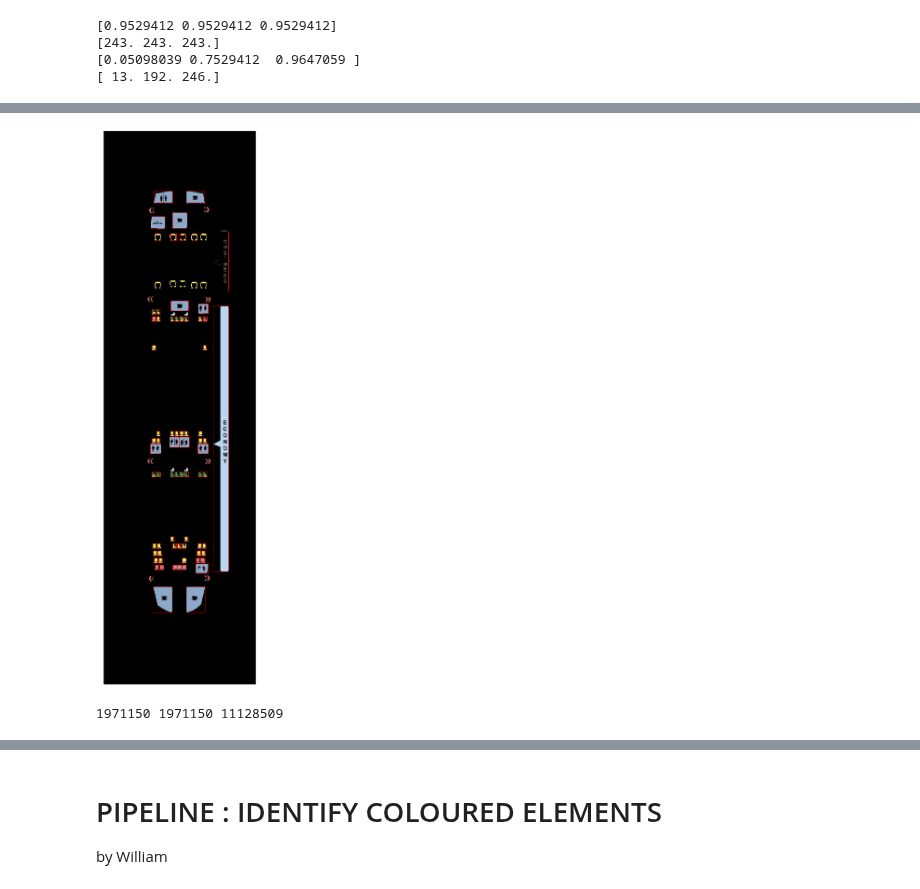
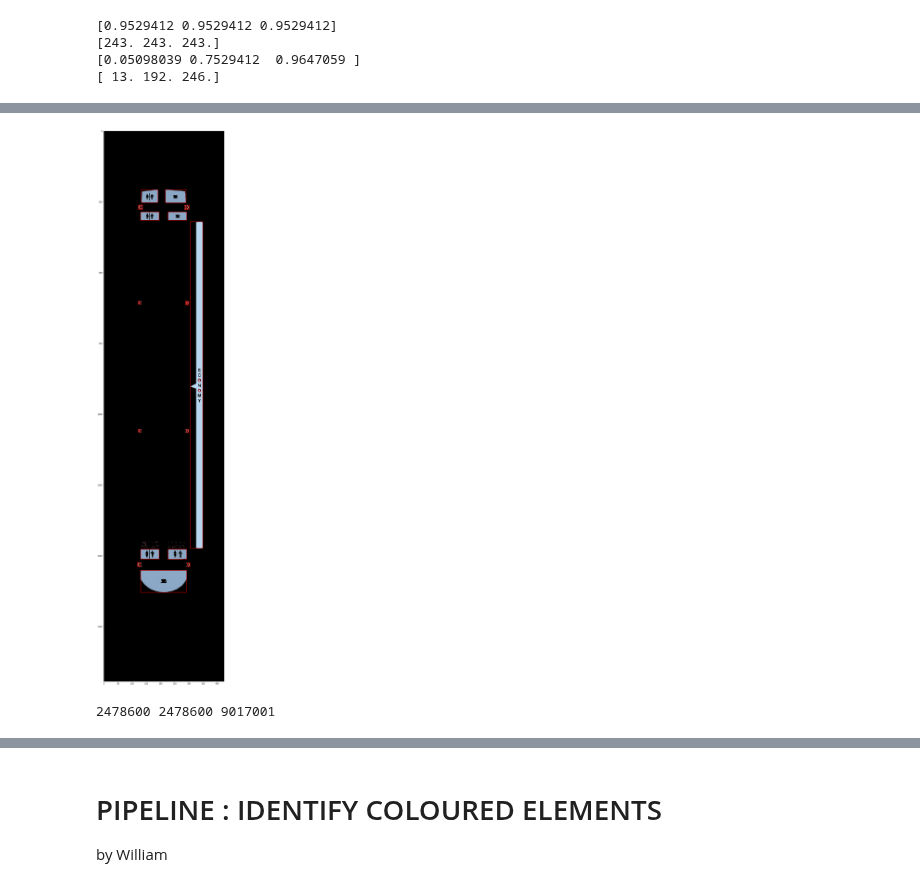
Before and after one commit to vincentnam/ProjetInterpromo2020G8, a Jupyter notebook: Chloe_Gaussail_notebook.ipynb, the cells around one changed output, grey strips where cells are left out. Drawn from its saved outputs; the diff is of its cells as text; code cells hidden in the pictures.

```diff
--- a/Chloe_Gaussail_notebook.ipynb
+++ b/Chloe_Gaussail_notebook.ipynb
@@ -585,7 +585,7 @@ def rgb2gray(rgb):
 #     "/home/sid2018-6/Documents/proget_interpromo/images_couleur")
 # liste2 = os.listdir("C:/Users/marce/Documents/interpromo_2020"
 #                     "/images_test_sinvert")
-liste1 = ['Aer_Lingus_Airbus_A330-200_plane4.jpg']
+liste1 = ['Aer_Lingus_Airbus_A321_plane10.jpg']
 
 def image_process_label(image):
     grayscale = rgb2gray(image)
@@ -618,49 +618,52 @@ def dictionnaires_results(liste_images, path):
         coordinates = []
         for region in props:
             # bigger enough area chosen
-            if region.area >= 80:
+            if region.area >= 30:
                 # draw rectangles around the defined areas
                 minr, minc, maxr, maxc = region.bbox
                 rect = mpatches.Rectangle((minc, minr), maxc - minc, maxr - minr,
                                           fill=False, edgecolor='red', linewidth=2)
                 ax.add_patch(rect)
 #                 plt.axes().add_patch(rect)
-                ax.set_axis_off()
+#                 ax.set_axis_off()
 #                 plt.figure()
 #                 plt.tight_layout()
                 area_list.append(region['Area'])  # Area of each region
                 # Coordinate list of the rectangle edges
                 coor_rect.append(region['BoundingBox'])
                 # The diameter of a circle with the same area as the region
                 diam_cercle.append(region['EquivDiameter'])
                 # Coordinate list (row, col) of each region
                 coordinates.append(region['Coordinates'])
         plt.tight_layout() # lay out of the image and the rectangles
         plt.show()
         fig.savefig('/home/sid2018-6/Documents/proget_interpromo/images_couleur_squared/rect' +
                     img, dpi=90, bbox_inches='tight')
         ar_elmt[img] = area_list
         coor_rect_dic[img] = coor_rect
         diam_cercle_dic[img] = diam_cercle
         coordinates_dic[img] = coordinates
     return (ar_elmt, coor_rect_dic, diam_cercle_dic, coordinates_dic)
 
 
 (liste1_aires, liste1_coor_rect, liste1_diam_cercle, liste1_coordinates) = dictionnaires_results(
     liste1, "/home/sid2018-6/Documents/proget_interpromo/images_couleur/")
 # (liste2_aires, liste2_coor_rect, liste2_diam_cercle, liste2_coordinates) = dictionnaires_results(
 #     liste2, "C:/Users/marce/Documents/interpromo_2020/images_test_sinvert/")
 # %% [output]
-[figure, old version]
+[figure, new version]
 # %%
-img = cv2.imread('/home/sid2018-6/Documents/proget_interpromo/Interpromo2020/Interpromo2020/All Data/ANALYSE IMAGE/LAYOUT SEATGURU/Aer_Lingus_Airbus_A330-200_plane4.jpg')
+img_name = 'Aer_Lingus_Airbus_A321_plane10.jpg'
 
-img_pre_pross = cv2.imread('/home/sid2018-6/Documents/proget_interpromo/images_couleur/Aer_Lingus_Airbus_A330-200_plane4.jpg')
-img_squared = cv2.imread('/home/sid2018-6/Documents/proget_interpromo/images_couleur_squared/rectAer_Lingus_Airbus_A330-200_plane4.jpg')
+img = cv2.imread('/home/sid2018-6/Documents/proget_interpromo/Interpromo2020/Interpromo2020/All Data/ANALYSE IMAGE/LAYOUT SEATGURU/' +
+                img_name)
+
+img_pre_pross = cv2.imread('/home/sid2018-6/Documents/proget_interpromo/images_couleur/' + img_name)
+img_squared = cv2.imread('/home/sid2018-6/Documents/proget_interpromo/images_couleur_squared/rect' + img_name)
 
 print(img.size, img_pre_pross.size, img_squared.size)
 # %% [output]
-1971150 1971150 11128509
+2478600 2478600 9017001
 # %%
 def liste_tuple(list_coord):
     list_tuple = []
```
Also changed, not shown: parts of 10 cells of this notebook.
